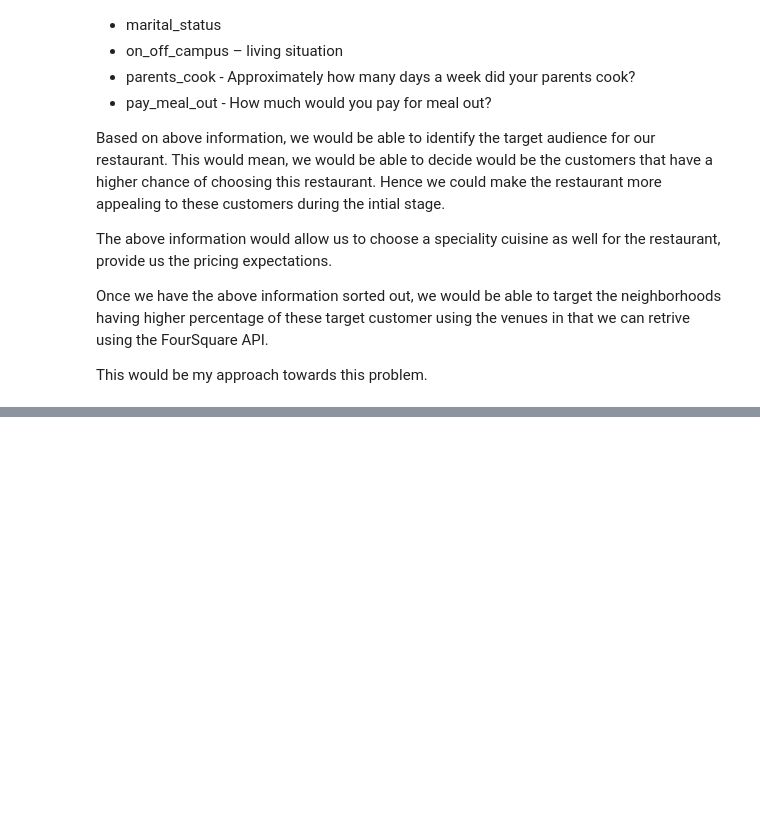
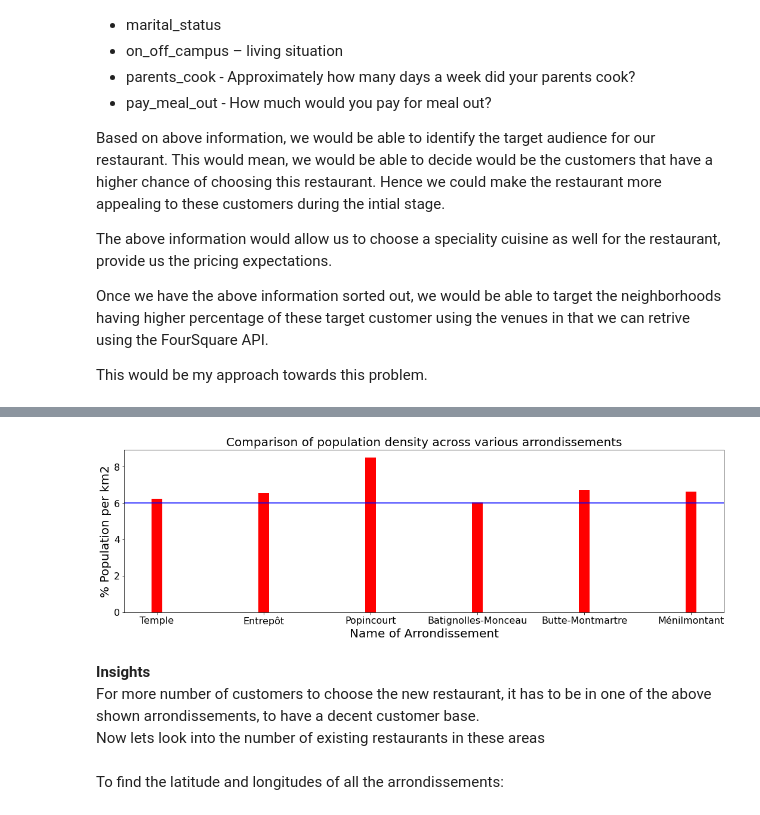
Before and after one commit to justfor24101992/Coursera_Capstone, a Jupyter notebook: Capstone Project - The Battle of Neighborhoods .ipynb, the cells around one changed output, grey strips where cells are left out. Cells and saved outputs as stored; diff of their text form; code cells hidden in the pictures; blank space fills up the shorter version.

```diff
--- a/Capstone Project - The Battle of Neighborhoods .ipynb
+++ b/Capstone Project - The Battle of Neighborhoods .ipynb
@@ -61,0 +270,3 @@ This would be my approach towards this problem.
+# %%
+df_arrondissement['Name'] = ['Louvre','Bourse','Temple','Hôtel-de-Ville','Panthéon','Luxembourg','Palais-Bourbon','Élysée','Opéra','Entrepôt','Popincourt','Reuilly','Gobelins','Observatoire','Vaugirard','Passy','Batignolles-Monceau','Butte-Montmartre','Buttes-Chaumont','Ménilmontant']
+df_arrondissement.head()
@@ -61,0 +300,10 @@ This would be my approach towards this problem.
+# %%
+#coverting population per km into number from string
+
+
+import locale
+from locale import atof
+locale.setlocale(locale.LC_NUMERIC, '')
+'en_GB.UTF-8'
+df_arrondissement['Population per km2'] = df_arrondissement[['Population per km2']].applymap(atof).apply(pd.to_numeric)
+#df_arrondissement[['Population per km2']] = df_arrondissement[['Population per km2']].apply(pd.to_numeric)
@@ -61,0 +319,3 @@ This would be my approach towards this problem.
+# %%
+df_arrondissement['%'] = (df_arrondissement['Population per km2'] / df_arrondissement['Population per km2'].sum()) * 100
+df_arrondissement
@@ -61,0 +342,3 @@ This would be my approach towards this problem.
+# %%
+df_arrondissement_max = df_arrondissement[df_arrondissement['%'] > 6]
+df_arrondissement_max
@@ -61,0 +353,41 @@ This would be my approach towards this problem.
+# %%
+import matplotlib.pyplot as plt1
+plt1.rc('xtick',labelsize=16)
+plt1.rc('ytick',labelsize=16)
+
+# x-coordinates of left sides of bars
+left1 = df_arrondissement_max['Name']
+
+# heights of bars
+height1 = df_arrondissement_max['%']
+
+# labels for bars
+tick_label1 = df_arrondissement_max['Name']
+
+plt1.figure(figsize=(18,5))
+
+# plotting a bar chart
+plt1.bar(left1, height1, tick_label = tick_label1,
+        width = 0.1, color = 'red')
+
+# naming the x-axis
+plt1.xlabel('Name of Arrondissement', fontsize=20)
+# naming the y-axis
+plt1.ylabel('% Population per km2', fontsize=20)
+# plot title
+plt1.title('Comparison of population density across various arrondissements', fontsize=20)
+plt1.axhline(y=6, color='b', linestyle='-')
+
+plt1.rc('xtick',labelsize=16)
+plt1.rc('ytick',labelsize=16)
+
+# function to show the plot
+plt1.show()
+# %% [output]
+[figure, added]
+# %% [markdown]
+**Insights**<br>
+For more number of customers to choose the new restaurant, it has to be in one of the above shown arrondissements, to have a decent customer base.<br>
+Now lets look into the number of existing restaurants in these areas
+# %% [markdown]
+To find the latitude and longitudes of all the arrondissements:
```
Also changed, not shown: parts of 56 cells of this notebook.
